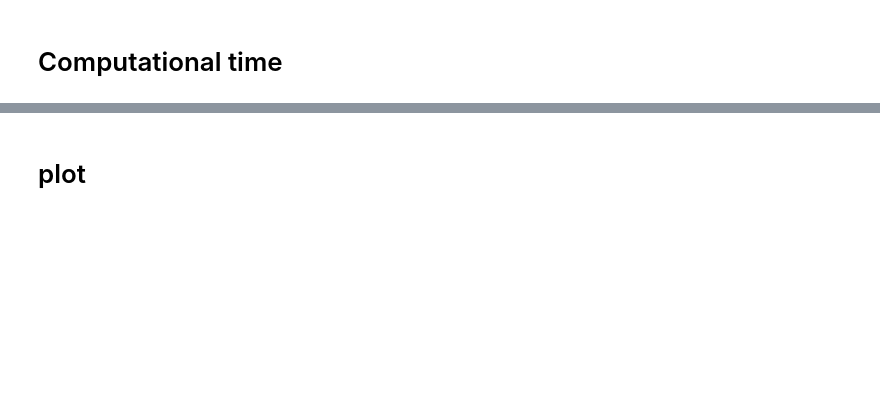
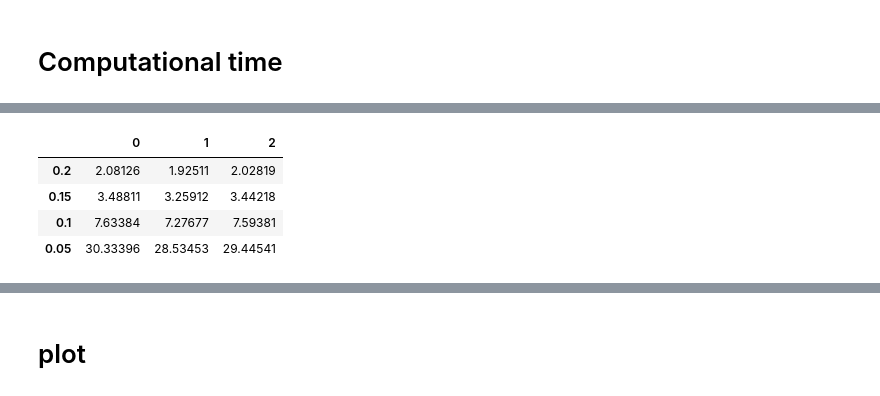
Before and after one commit to AmirHoseinHadian/IE4HSDM, a Jupyter notebook: _03_Series_vs_IE/Computational_time.ipynb, the cells around one changed output, grey strips where cells are left out. Saved outputs shown, nothing was run; the diff lists cells and outputs as text; code cells hidden in the pictures; blank space fills up the shorter version.

```diff
--- a/_03_Series_vs_IE/Computational_time.ipynb
+++ b/_03_Series_vs_IE/Computational_time.ipynb
@@ -52,0 +77,10 @@ ie_comp_time_4D = cal_time_ie(4, rep=50)
+# %%
+pd.concat([ie_comp_time_2D.mean(),
+           ie_comp_time_3D.mean(),
+           ie_comp_time_4D.mean()], axis=1)*1000
+# %% [output]
+|  | 0 | 1 | 2 |
+| 0.2 | 2.08126 | 1.92511 | 2.02819 |
+| 0.15 | 3.48811 | 3.25912 | 3.44218 |
+| 0.1 | 7.63384 | 7.27677 | 7.59381 |
+| 0.05 | 30.33396 | 28.53453 | 29.44541 |
```
Also changed, not shown: parts of 6 cells of this notebook, 8 other files.
